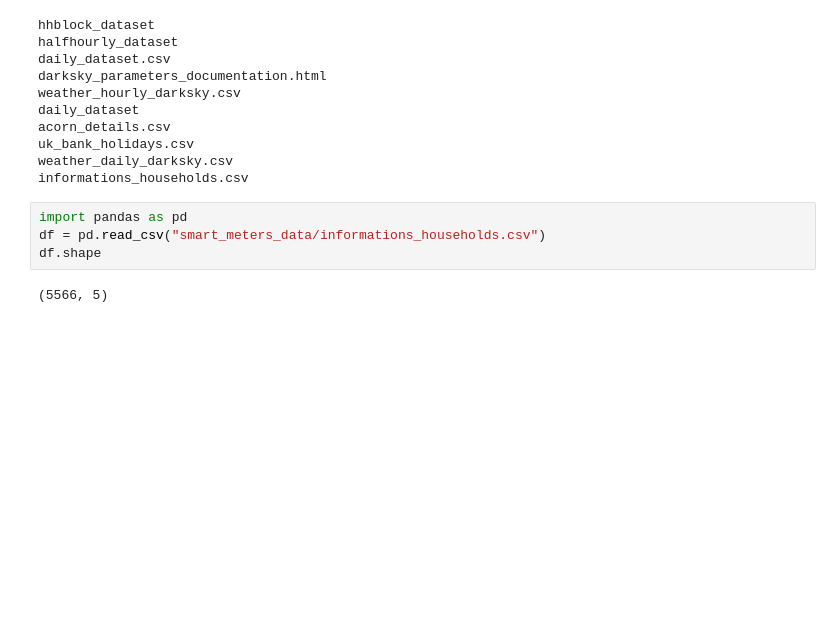
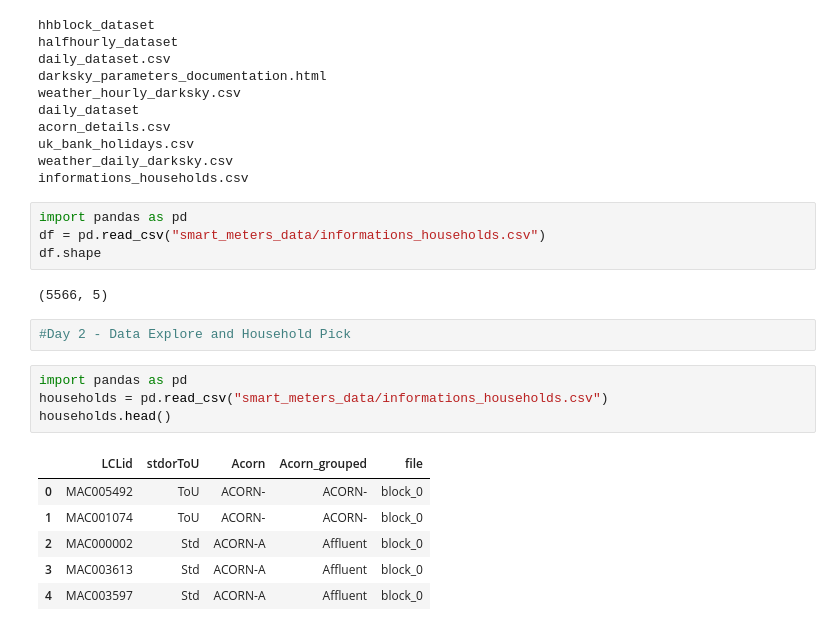
Before and after one commit to parth1rtx/SIH-2026, a Jupyter notebook: dayinbits_week1_1.ipynb, the cells around one changed output. Saved outputs shown, nothing was run; the diff lists cells and outputs as text; blank space fills up the shorter version.

```diff
--- a/dayinbits_week1_1.ipynb
+++ b/dayinbits_week1_1.ipynb
@@ -52,3 +54,16 @@ df = pd.read_csv("smart_meters_data/informations_households.csv")
 df.shape
 # %% [output]
 (5566, 5)
+# %%
+#Day 2 - Data Explore and Household Pick
+# %%
+import pandas as pd
+households = pd.read_csv("smart_meters_data/informations_households.csv")
+households.head()
+# %% [output]
+|  | LCLid | stdorToU | Acorn | Acorn_grouped | file |
+| 0 | MAC005492 | ToU | ACORN- | ACORN- | block_0 |
+| 1 | MAC001074 | ToU | ACORN- | ACORN- | block_0 |
+| 2 | MAC000002 | Std | ACORN-A | Affluent | block_0 |
+| 3 | MAC003613 | Std | ACORN-A | Affluent | block_0 |
+| 4 | MAC003597 | Std | ACORN-A | Affluent | block_0 |
```
Also changed, not shown: parts of 11 cells of this notebook.
